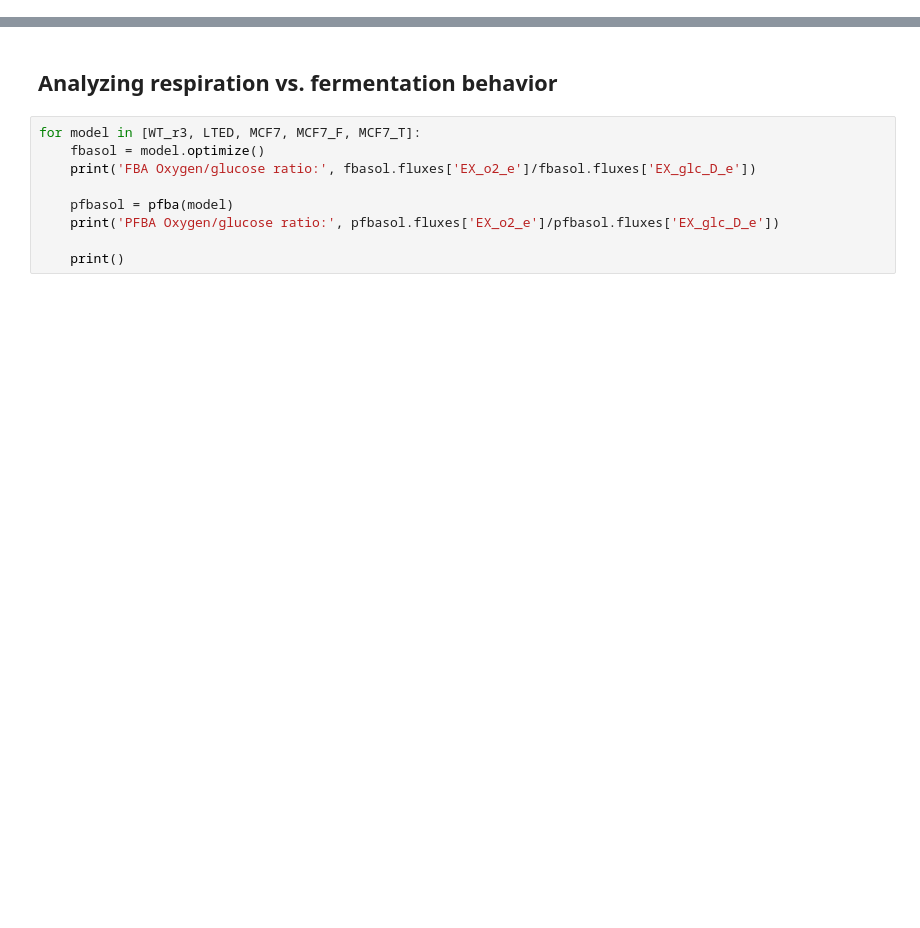
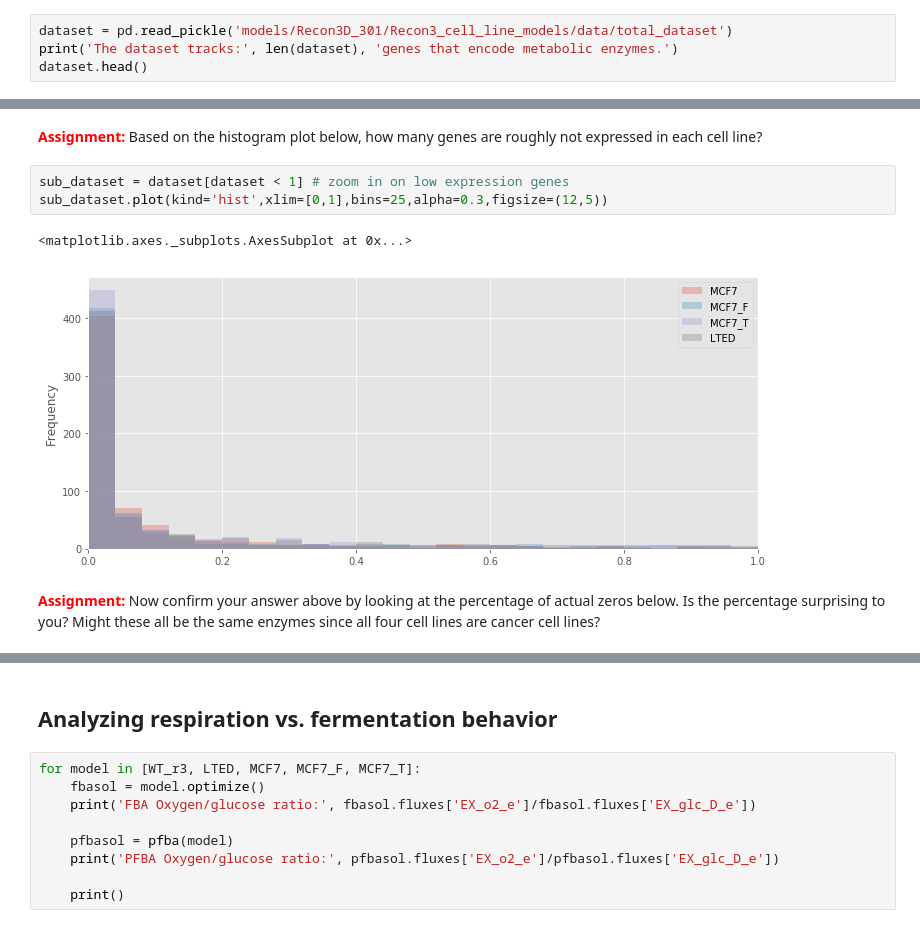
Before and after one commit to ThierryMondeel/Systems_Biology_FBA_tutorial, a Jupyter notebook: FBA_tutorials/6_Cancer_cell_line_models.ipynb, the cells around one changed output, grey strips where cells are left out. Cells and saved outputs as stored; diff of their text form; blank space fills up the shorter version.

Commit message:
Include the transcriptomics dataset
Also save one combined dataframe
Integrate this into the tutorial

```diff
--- a/FBA_tutorials/6_Cancer_cell_line_models.ipynb
+++ b/FBA_tutorials/6_Cancer_cell_line_models.ipynb
@@ -165,0 +113,4 @@ WT_r3.reactions.G5SADs
+# %%
+dataset = pd.read_pickle('models/Recon3D_301/Recon3_cell_line_models/data/total_dataset')
+print('The dataset tracks:', len(dataset), 'genes that encode metabolic enzymes.')
+dataset.head()
@@ -165,0 +126,10 @@ WT_r3.reactions.G5SADs
+# %% [markdown]
+<span style="color:red">**Assignment:**</span> Based on the histogram plot below, how many genes are roughly not expressed in each cell line?
+# %%
+sub_dataset = dataset[dataset < 1] # zoom in on low expression genes
+sub_dataset.plot(kind='hist',xlim=[0,1],bins=25,alpha=0.3,figsize=(12,5))
+# %% [output]
+<matplotlib.axes._subplots.AxesSubplot at 0x...>
+[figure, added]
+# %% [markdown]
+<span style="color:red">**Assignment:**</span> Now confirm your answer above by looking at the percentage of actual zeros below. Is the percentage surprising to you? Might these all be the same enzymes since all four cell lines are cancer cell lines?
```
Also changed, not shown: parts of 44 cells of this notebook, 10 other files.
